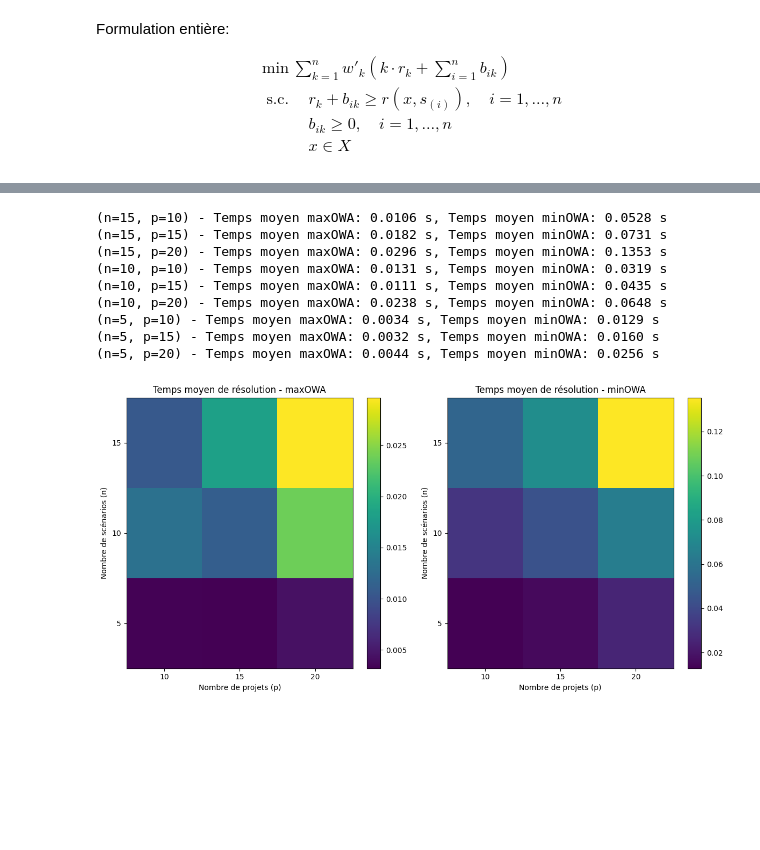
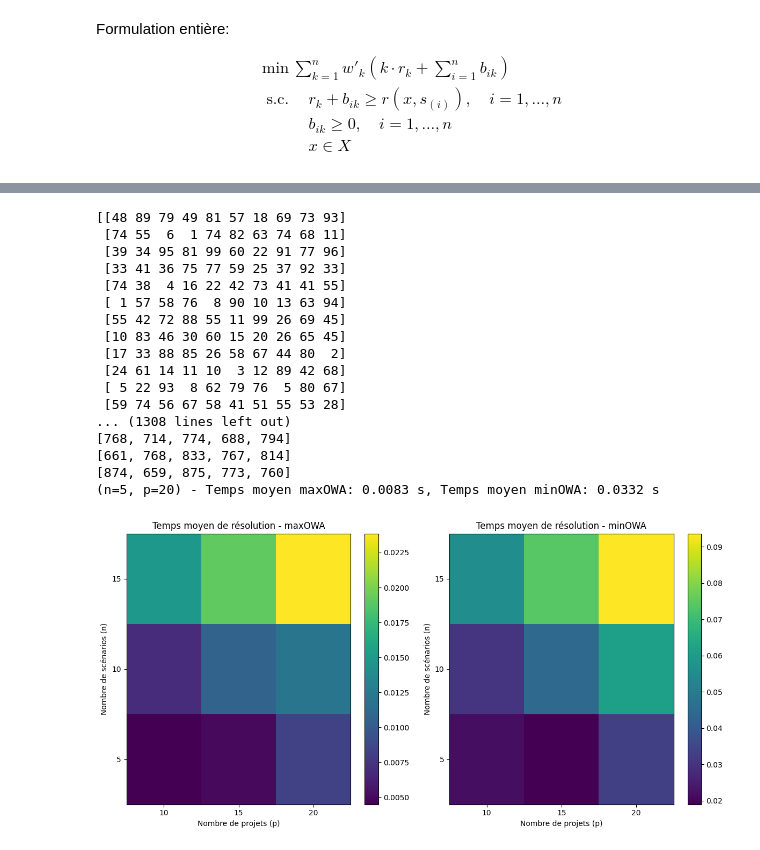
Before and after one commit to atg205/SuperOptimizer, a Jupyter notebook: Ex2.ipynb, the cells around one changed output, grey strips where cells are left out. Saved outputs shown, nothing was run; the diff lists cells and outputs as text; code cells hidden in the pictures; blank space fills up the shorter version.

```diff
--- a/Ex2.ipynb
+++ b/Ex2.ipynb
@@ -109,11 +109,13 @@ def maxOWA(C_max,valeurs_scenarios, couts, w=[2,1]):
     n_projets = len(valeurs_scenarios[0])
     n_scenarios = len(valeurs_scenarios)
 
+    print(valeurs_scenarios)
     x = model.addVars(n_projets,vtype=GRB.BINARY,name='x')
     z = []
     for i in range(n_scenarios):
         z.append(quicksum([valeurs_scenarios[i][j]*x[j] for j in range(n_projets)]))
 
+    w = [i+1 for i in range(n_scenarios)][::-1]
     w_apostrophe = [w[k] - w[k+1] for k in range(len(w)-1)]
     w_apostrophe.append(w[-1])
     print(w_apostrophe)
@@ -258,7 +261,7 @@ def minOWA(C_max,valeurs_scenarios, couts,w =[2,1]):
 
     x = model.addVars(n_projets,vtype=GRB.BINARY,name='x')
 
-    #w = [i+1 for i in range(n_scenarios)][::-1]
+    w = [i+1 for i in range(n_scenarios)][::-1]
 
     # calculer le regret r(x,s(i))
     r = []
@@ -352,7 +374,7 @@ def average_resolution_time(model_function, instances):
         start_time = time.time()
 
         # Appeler la fonction modèle pour résoudre l'instance
-        model_function(C_max = instances[0]['budget'], valeurs_scenarios=instances[0]['valeurs'], couts=instances[0]['cout'])
+        model_function(C_max = instance['budget'], valeurs_scenarios=instance['valeurs'], couts=instance['cout'])
 
         end_time = time.time()
         total_time += (end_time - start_time)
@@ -394,40 +416,48 @@ def plot_results(maxmin_times, regret_times, n_values, p_values):
     axs[0].set_xticks(np.arange(len(p_values)))
     axs[0].set_yticks(np.arange(len(n_values)))
     axs[0].set_xticklabels(p_values)
     axs[0].set_yticklabels(n_values)
     fig.colorbar(im1, ax=axs[0], orientation='vertical')
 
     # Heatmap pour le modèle regret
     im2 = axs[1].imshow(regret_times, cmap='viridis', aspect='auto')
     axs[1].set_title("Temps moyen de résolution - minOWA")
     axs[1].set_xlabel("Nombre de projets (p)")
     axs[1].set_ylabel("Nombre de scénarios (n)")
     axs[1].set_xticks(np.arange(len(p_values)))
     axs[1].set_yticks(np.arange(len(n_values)))
     axs[1].set_xticklabels(p_values)
     axs[1].set_yticklabels(n_values)
     fig.colorbar(im2, ax=axs[1], orientation='vertical')
 
     plt.tight_layout()
     plt.show()
 
 # Paramètres d'entrée
 n_values = [15, 10, 5]  # Nombre de scénarios
 p_values = [10, 15, 20] # Nombre de projets
 
 # Lancer l'évaluation du temps moyen de résolution
 maxmin_times, regret_times, n_values, p_values = main(n_values, p_values)
 
 # Afficher les résultats avec matplotlib
 plot_results(maxmin_times, regret_times, n_values, p_values)
 # %% [output]
-(n=15, p=10) - Temps moyen maxOWA: 0.0106 s, Temps moyen minOWA: 0.0528 s
-(n=15, p=15) - Temps moyen maxOWA: 0.0182 s, Temps moyen minOWA: 0.0731 s
-(n=15, p=20) - Temps moyen maxOWA: 0.0296 s, Temps moyen minOWA: 0.1353 s
-(n=10, p=10) - Temps moyen maxOWA: 0.0131 s, Temps moyen minOWA: 0.0319 s
-(n=10, p=15) - Temps moyen maxOWA: 0.0111 s, Temps moyen minOWA: 0.0435 s
-(n=10, p=20) - Temps moyen maxOWA: 0.0238 s, Temps moyen minOWA: 0.0648 s
-(n=5, p=10) - Temps moyen maxOWA: 0.0034 s, Temps moyen minOWA: 0.0129 s
-(n=5, p=15) - Temps moyen maxOWA: 0.0032 s, Temps moyen minOWA: 0.0160 s
-(n=5, p=20) - Temps moyen maxOWA: 0.0044 s, Temps moyen minOWA: 0.0256 s
+[[48 89 79 49 81 57 18 69 73 93]
+ [74 55  6  1 74 82 63 74 68 11]
+ [39 34 95 81 99 60 22 91 77 96]
+ [33 41 36 75 77 59 25 37 92 33]
+ [74 38  4 16 22 42 73 41 41 55]
+ [ 1 57 58 76  8 90 10 13 63 94]
+ [55 42 72 88 55 11 99 26 69 45]
+ [10 83 46 30 60 15 20 26 65 45]
+ [17 33 88 85 26 58 67 44 80  2]
+ [24 61 14 11 10  3 12 89 42 68]
+ [ 5 22 93  8 62 79 76  5 80 67]
+ [59 74 56 67 58 41 51 55 53 28]
+... (1308 lines left out)
+[768, 714, 774, 688, 794]
+[661, 768, 833, 767, 814]
+[874, 659, 875, 773, 760]
+(n=5, p=20) - Temps moyen maxOWA: 0.0083 s, Temps moyen minOWA: 0.0332 s
-[figure, old version]
+[figure, new version]
```
Also changed, not shown: parts of 3 cells of this notebook, 7 other files.
